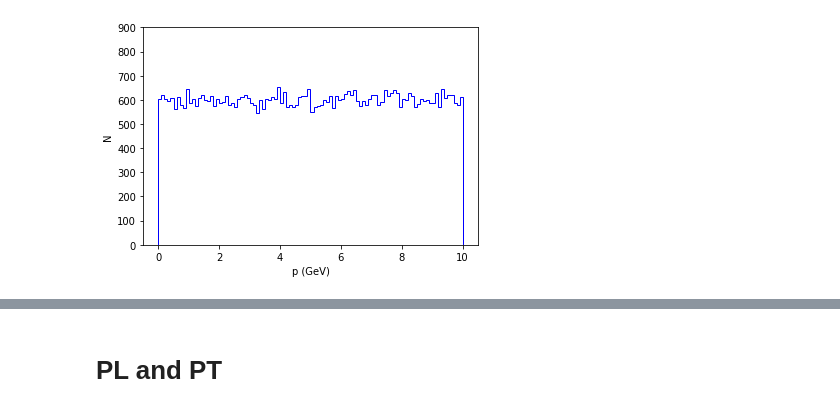
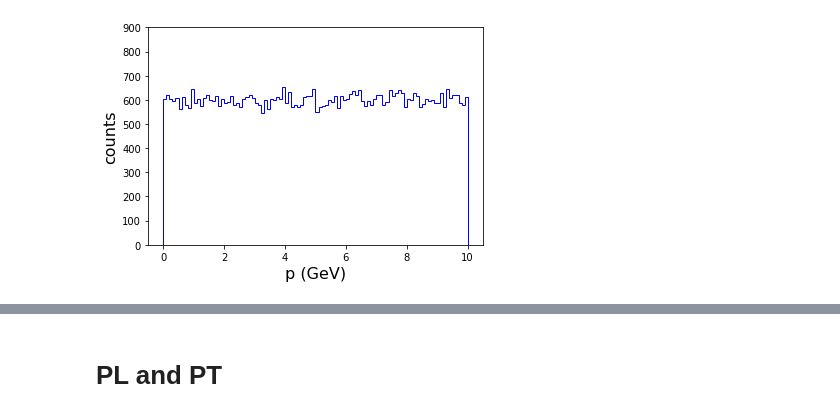
Before and after one commit to BiancaPinolini/statistical-analysis, a Jupyter notebook: es4/MC generation.ipynb, the cells around one changed output, grey strips where cells are left out. Cells and saved outputs as stored; diff of their text form; code cells hidden in the pictures.

```diff
--- a/es4/MC generation.ipynb
+++ b/es4/MC generation.ipynb
@@ -22,9 +22,9 @@ for j in range(60000):
 # %%
 ### plot momentum
 plt.hist(P, bins = 100, color='blue', histtype='step')
 plt.ylim(0,900)
-plt.xlabel("p (GeV)")
-plt.ylabel("N")
+plt.xlabel("p (GeV)", fontsize=16)
+plt.ylabel("counts", fontsize=16)
 plt.show()
 # %% [output]
-[figure, old version]
+[figure, new version]
```
Also changed, not shown: parts of 6 cells of this notebook, 35 other files.
